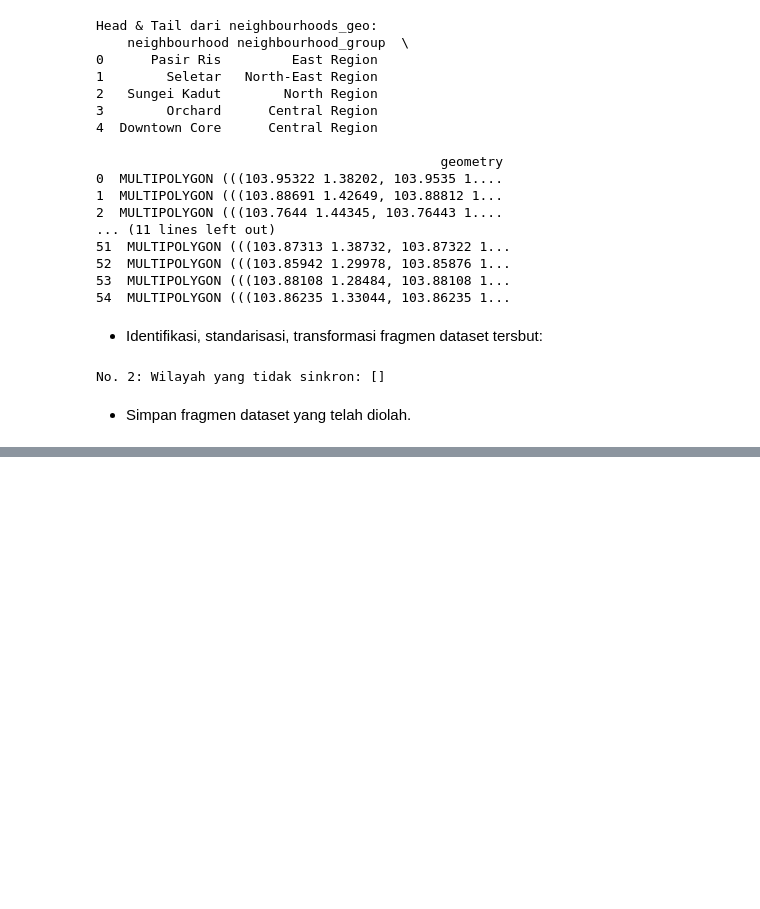
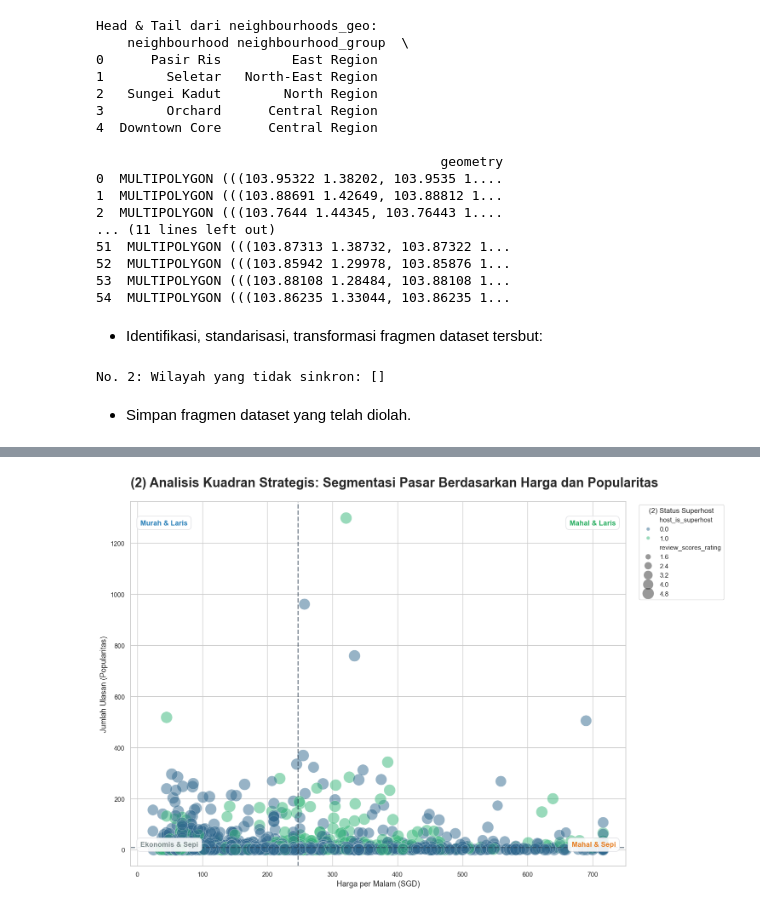
Before and after one commit to gacoanphilia/redo-tsdw, a Jupyter notebook: notebooks/final_project.ipynb, the cells around one changed output, grey strips where cells are left out. Saved outputs shown, nothing was run; the diff lists cells and outputs as text; code cells hidden in the pictures; blank space fills up the shorter version.

```diff
--- a/notebooks/final_project.ipynb
+++ b/notebooks/final_project.ipynb
@@ -352,0 +404,50 @@ neighbourhoods_geo.to_file('../data/processed/neighbourhoods_cleaned.geojson', d
+# %%
+mean_price = listings_gz['price_cleaned'].mean()
+mean_reviews = listings_gz['number_of_reviews'].mean()
+
+sns.set_theme(style="whitegrid")
+plt.figure(figsize=(15, 10))
+
+scatter = sns.scatterplot(
+    data=listings_gz,
+    x='price_cleaned',
+    y='number_of_reviews',
+    hue='host_is_superhost',
+    size='review_scores_rating',
+    sizes=(30, 400),
+    palette='viridis',
+    alpha=0.5,
+    edgecolor='white',
+    linewidth=0.5
+)
+
+plt.axvline(mean_price, color='#2c3e50', linestyle='--', alpha=0.6, linewidth=2)
+plt.axhline(mean_reviews, color='#2c3e50', linestyle='--', alpha=0.6, linewidth=2)
+
+ax = plt.gca()
+bbox_props = dict(boxstyle="round,pad=0.5", fc="#ffffff", ec="#dcdde1", alpha=0.9)
+
+ax.text(0.02, 0.95, 'Murah & Laris', transform=ax.transAxes,
+        color='#2980b9', fontsize=12, weight='bold', bbox=bbox_props, va='top')
+
+ax.text(0.98, 0.95, 'Mahal & Laris', transform=ax.transAxes,
+        color='#27ae60', fontsize=12, weight='bold', bbox=bbox_props, va='top', ha='right')
+
+ax.text(0.02, 0.05, 'Ekonomis & Sepi', transform=ax.transAxes,
+        color='#7f8c8d', fontsize=12, weight='bold', bbox=bbox_props, va='bottom')
+
+ax.text(0.98, 0.05, 'Mahal & Sepi', transform=ax.transAxes,
+        color='#e67e22', fontsize=12, weight='bold', bbox=bbox_props, va='bottom', ha='right')
+
+plt.title('(2) Analisis Kuadran Strategis: Segmentasi Pasar Berdasarkan Harga dan Popularitas',
+          fontsize=22, fontweight='bold', loc='left', pad=25)
+plt.xlabel('Harga per Malam (SGD)', fontsize=13)
+plt.ylabel('Jumlah Ulasan (Popularitas)', fontsize=13)
+
+plt.legend(title='(2) Status Superhost', bbox_to_anchor=(1.02, 1),
+           loc='upper left', frameon=True, prop={'size': 11})
+
+plt.tight_layout()
+plt.show()
+# %% [output]
+[figure, added]
```
Also changed, not shown: parts of 5 cells of this notebook.
